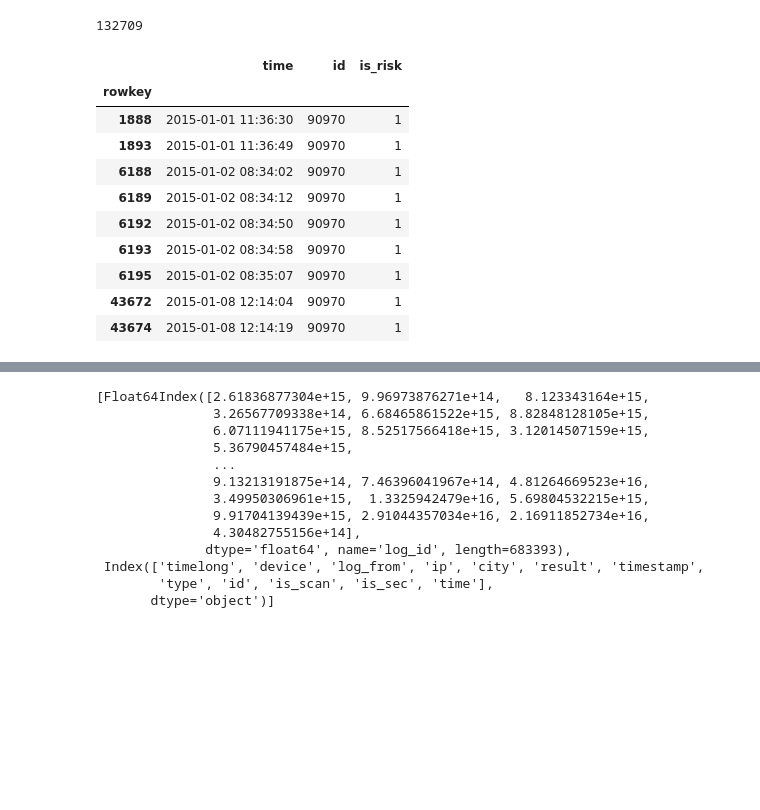
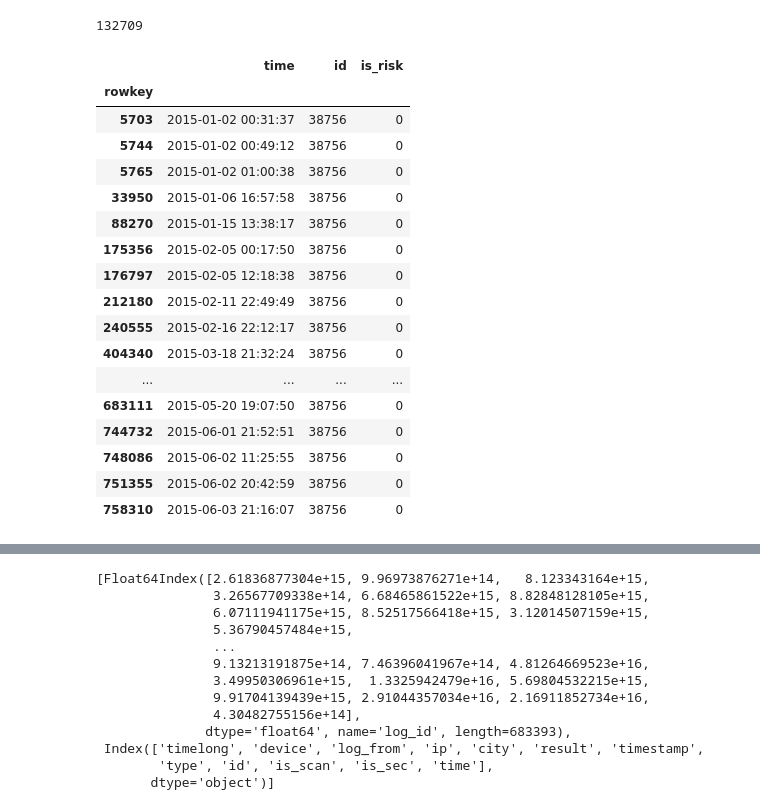
Before and after one commit to tusonggao/Kaggle_code, a Jupyter notebook: jd_contest/jd_contest.ipynb, the cells around one changed output, grey strips where cells are left out. Drawn from its saved outputs; the diff is of its cells as text; code cells hidden in the pictures; blank space fills up the shorter version.

```diff
--- a/jd_contest/jd_contest.ipynb
+++ b/jd_contest/jd_contest.ipynb
@@ -63,29 +63,36 @@ month_sub_trade_df.shape[0]
 # %%
 # 得到一列不同的值
 login_df['result'].unique()
 login_df['id'].unique()
 len(login_df['city'].unique()), len(login_df.index)
 trade_df.count()
 merged_login_df.dtypes
 # trade_df[trade_df.is_scan==True].sort_values(by='time', ascending = True)  # 174422
-trade_df[trade_df.id==90970].sort_values(by='time', ascending = True)  # 174422
+trade_df[trade_df.id==38756].sort_values(by='time', ascending = True)  # 174422
 # login_df.sort_values(by='time', ascending = True)  # 174422
 # time_long_negative_df = merged_login_df[merged_login_df.timelong<0].sort_values(by='time', ascending = True)
 # time_long_negative_df
 # is_scan_false_df = merged_login_df[merged_login_df.is_scan==False].sort_values(by='time', ascending = True)
 # is_scan_false_df.to_csv('./data/is_scan_false.csv')
 # is_scan_false_df['timelong'].max(), is_scan_false_df['timelong'].min()
 # len(merged_login_df[merged_login_df.device==835072]['id'].unique())
 # %% [output]
 |  | time | id | is_risk |
 | rowkey |  |  |  |
-| 1888 | 2015-01-01 11:36:30 | 90970 | 1 |
-| 1893 | 2015-01-01 11:36:49 | 90970 | 1 |
-| 6188 | 2015-01-02 08:34:02 | 90970 | 1 |
-| 6189 | 2015-01-02 08:34:12 | 90970 | 1 |
-| 6192 | 2015-01-02 08:34:50 | 90970 | 1 |
-| 6193 | 2015-01-02 08:34:58 | 90970 | 1 |
-| 6195 | 2015-01-02 08:35:07 | 90970 | 1 |
-| 43672 | 2015-01-08 12:14:04 | 90970 | 1 |
-| 43674 | 2015-01-08 12:14:19 | 90970 | 1 |
+| 5703 | 2015-01-02 00:31:37 | 38756 | 0 |
+| 5744 | 2015-01-02 00:49:12 | 38756 | 0 |
+| 5765 | 2015-01-02 01:00:38 | 38756 | 0 |
+| 33950 | 2015-01-06 16:57:58 | 38756 | 0 |
+| 88270 | 2015-01-15 13:38:17 | 38756 | 0 |
+| 175356 | 2015-02-05 00:17:50 | 38756 | 0 |
+| 176797 | 2015-02-05 12:18:38 | 38756 | 0 |
+| 212180 | 2015-02-11 22:49:49 | 38756 | 0 |
+| 240555 | 2015-02-16 22:12:17 | 38756 | 0 |
+| 404340 | 2015-03-18 21:32:24 | 38756 | 0 |
+| ... | ... | ... | ... |
+| 683111 | 2015-05-20 19:07:50 | 38756 | 0 |
+| 744732 | 2015-06-01 21:52:51 | 38756 | 0 |
+| 748086 | 2015-06-02 11:25:55 | 38756 | 0 |
+| 751355 | 2015-06-02 20:42:59 | 38756 | 0 |
+| 758310 | 2015-06-03 21:16:07 | 38756 | 0 |
 # %%
```
Also changed, not shown: parts of 1 cell of this notebook, 2 other files.
